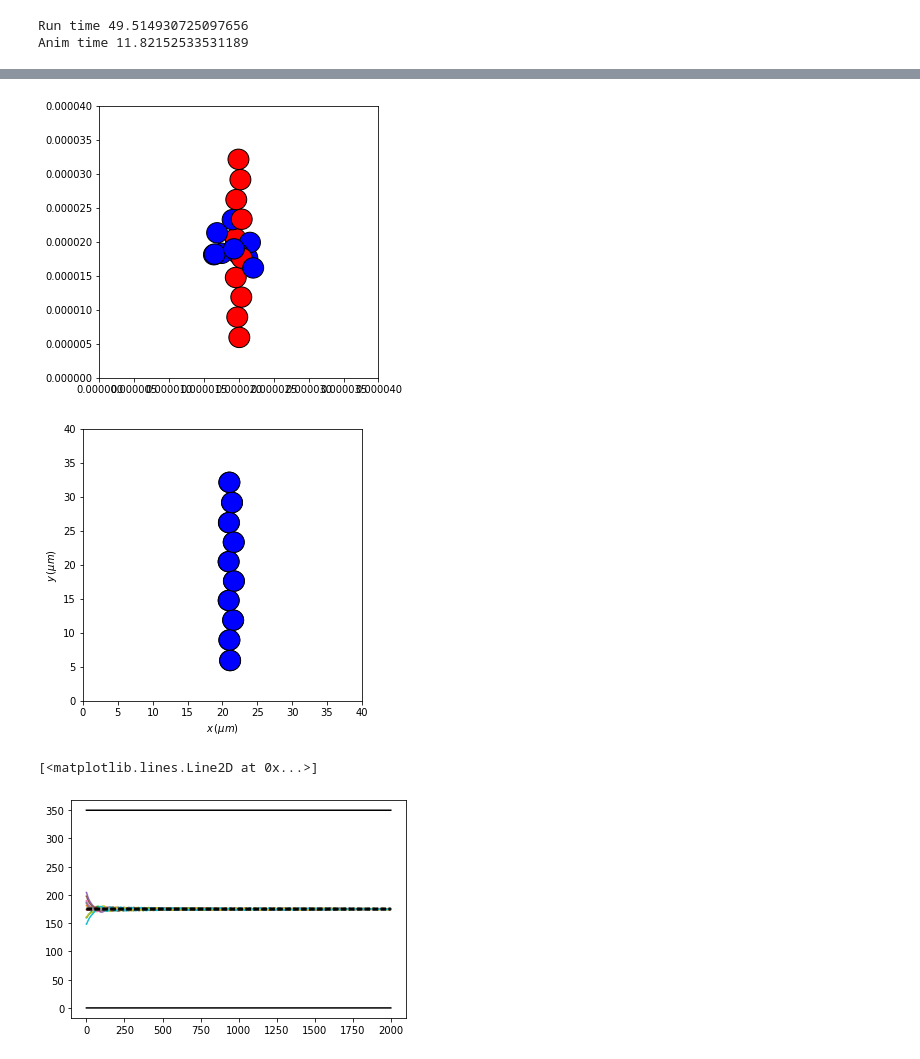
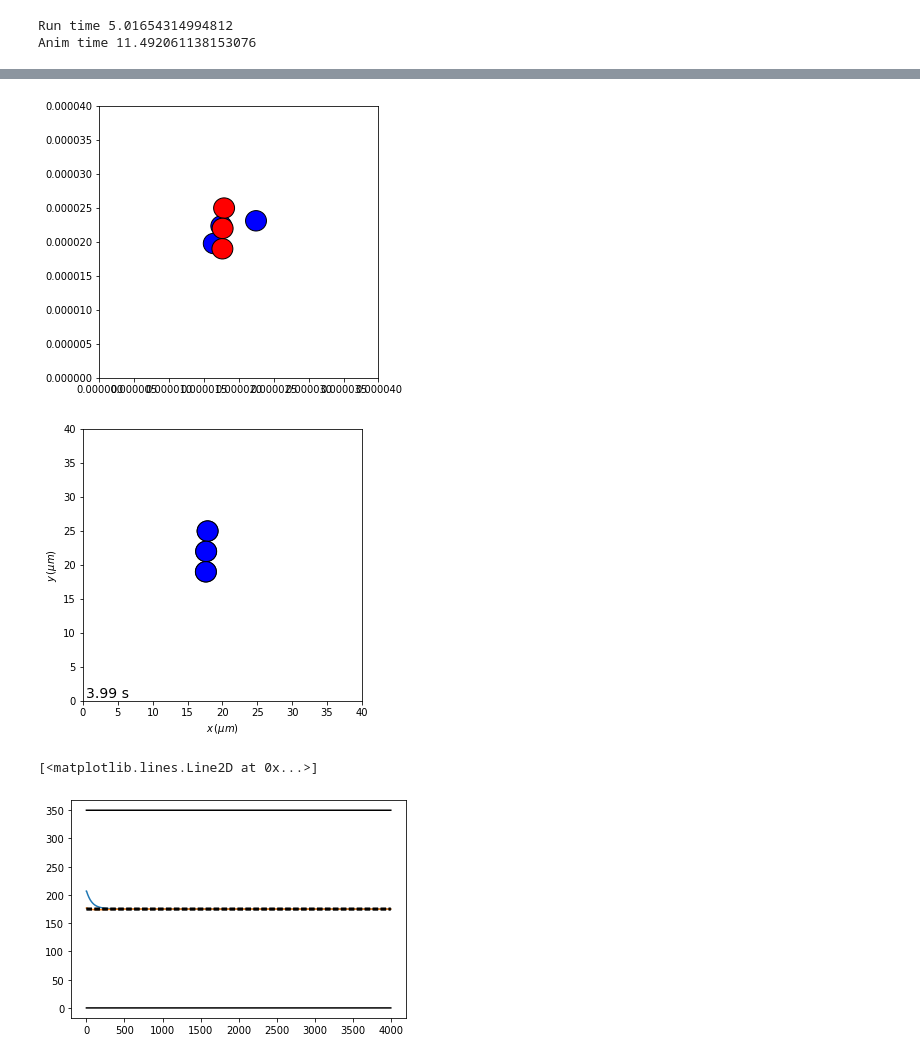
Before and after one commit to MoAbdelaziz/acoustophoresis, a Jupyter notebook: acoustophoresis.ipynb, the cells around one changed output, grey strips where cells are left out. Cells and saved outputs as stored; diff of their text form; code cells hidden in the pictures.

Commit message:
Added better calculation for flow around a rotating sphere (0 order but finite size sphere, can also add 1st order result for additional flows); added time counter to animation result

```diff
--- a/acoustophoresis.ipynb
+++ b/acoustophoresis.ipynb
@@ -53,7 +53,7 @@ length_scale = 1
 time_scale = 1
 mass_scale = 1
 
-num_particles = 10
+num_particles = 3
 
 particle_vel = np.zeros((num_particles,3))
 max_iterations = 100 # for checking particle overlap at each timestep
@@ -61,8 +61,9 @@ overlap_tol = .001*radius # tolerance for overlapping particles to not repeatedl
 
 standing_wave_amplitude = 4*np.pi*radius**3*acoustic_energy_density*wavenumber*contrast_factor
 Omega_a_squared =     1*10**-10 # vortex strength
-rotlet_strength = 1*10**-14
+rotlet_strength = 1*10**-15
 rotlet_direction = np.asarray([0,1,0])
+rotation_rate = 10**2 # Hz, Used to determine flow around a rotating sphere
 
 
 def force_grav(rho_p,rho_m,radius): # currently unused
@@ -96,7 +97,8 @@ def update_pos(particle_pos, particle_vel, timestep):
     force2 = 6*np.pi*viscosity*radius*vortex(new_pos)[0,:,:]
     force3 = bjerknes_total(new_pos)
     force4 = 6*np.pi*viscosity*radius*rotating_particles(new_pos)
-    total_force = force1  +force3 +force2
+    force5 = 6*np.pi*viscosity*radius*rotating_spheres(new_pos)
+    total_force = force1  +force3 +force5
     new_vel = hydro_interact(new_pos,total_force)
 
 #     new_pos = new_pos % (x_size,y_size,z_size)
@@ -260,6 +262,7 @@ def bjerknes_single(particle_pos1, particle_pos2):
 
 def rotating_particles(particle_pos):
     # Calculate flow field contribution from each particle having its own torque
+    # Treats the spheres as point rotlets
     mu = dynamic_viscosity
     gamma = rotlet_strength*rotlet_direction
     total_flow = np.zeros((num_particles,3))
@@ -269,6 +272,25 @@ def rotating_particles(particle_pos):
                 r_vec = particle_pos[j,:] - particle_pos[i,:]
                 r_mag = np.linalg.norm(r_vec)
                 total_flow[j,:] += np.cross(gamma,r_vec)/r_mag**3
+    return total_flow
+
+def rotating_spheres(particle_pos):
+    # Refined flow field that accounts for the physical size of the spheres
+    # There's a 0-order solution which has theta dependence and includes particle size, unlike the rotlet
+    # Then a 1st order which includes flows in theta and r directions
+    total_flow = np.zeros((num_particles,3))
+    a = radius
+    Omega = rotation_rate
+    rotation_axis = np.array([0,1,0])
+    for i in range(num_particles):
+        for j in range(num_particles):
+            if i!=j:
+                r_vec = particle_pos[j,:] - particle_pos[i,:]
+                x,y,z = r_vec
+                r_mag = np.linalg.norm(r_vec)
+                phi_hat = np.cross(rotation_axis,r_vec)/r_mag
+                theta = np.arctan2(np.sqrt(z**2+x**2),y)
+                total_flow[j,:] += a**3 * Omega * np.sin(theta)/r_mag**2 *phi_hat
     return total_flow
 
 def run(time_max,timestep):
@@ -334,39 +356,41 @@ ax.set_xlim(x_range)
 ax.set_ylim(y_range)
 ax.set_xlabel(r'$x\, (\mu m)$')
 ax.set_ylabel(r'$y\, (\mu m)$')
 for n in range(num_particles):
     circle_dict["circle"+str(n)] = plt.Circle((x_pos[0,n],y_pos[0,n]),radius,fc='b',ec='k', alpha=alphas[0,n])
 
 
 
 def init():
     for n in range(num_particles):
         circle_dict["circle"+str(n)].center = (x_pos[0,n],y_pos[0,n])
         circle_dict["circle"+str(n)].set_alpha(alphas[0,n])
         ax.add_patch(circle_dict["circle"+str(n)])
     return circle_dict.values()
-
+time_text = ax.text(.5,.5,'',fontsize=14)
 def animate(i):
     for n in range(num_particles):
         circle_dict["circle"+str(n)].center = (x_pos[i,n],y_pos[i,n])
         circle_dict["circle"+str(n)].set_alpha(alphas[i,n])
-    return circle_dict.values()
+        time_text.set_text(str(round(i*time_step,2))+' s')
+    return list(circle_dict.values())
+
 anim_step=10
 num_steps = len(positions[:,0,0])
 frame_list = np.arange(0,num_steps,anim_step)
 
 anim_time = time()
 anim=animation.FuncAnimation(fig,animate,init_func=init,frames=frame_list,interval = 42,blit=True)
 
 play=HTML(anim.to_html5_video())
 print('Anim time ' + str(time()-anim_time))
 play
 # %% [output]
-Run time 49.514930725097656
-Anim time 11.82152533531189
+Run time 5.01654314994812
+Anim time 11.492061138153076
 [interactive output not drawn]
-[figure, old version]
+[figure, new version]
-[figure, old version]
+[figure, new version]
 # %%
 for n in range(num_particles):
     plt.plot(z_pos[:,n])
@@ -377,7 +401,7 @@ plt.plot(z_pos[:,n]*0 + z_center+radius, 'k--')
 plt.plot(z_pos[:,n]*0 + z_center-radius, 'k--')
 # %% [output]
 [<matplotlib.lines.Line2D at 0x...>]
-[figure, old version]
+[figure, new version]
 # %%
 # Notes: an imposed vortex + standing wave seem to be enough to get particles to line up even without
 # acoustic interactions. Check this more and compare for different cases.
```
